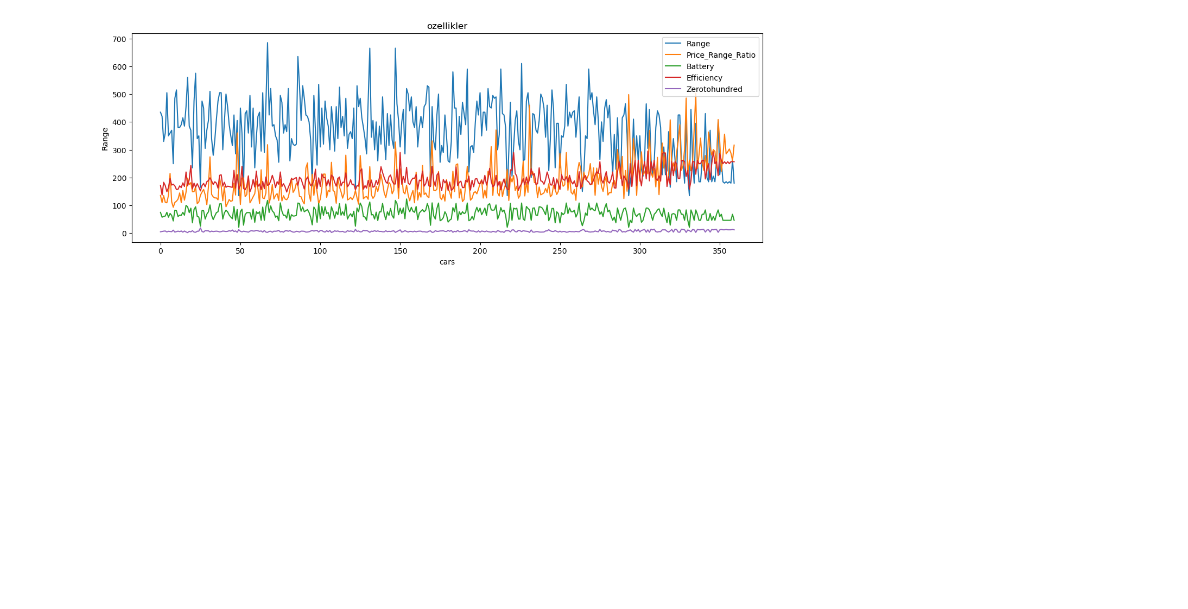
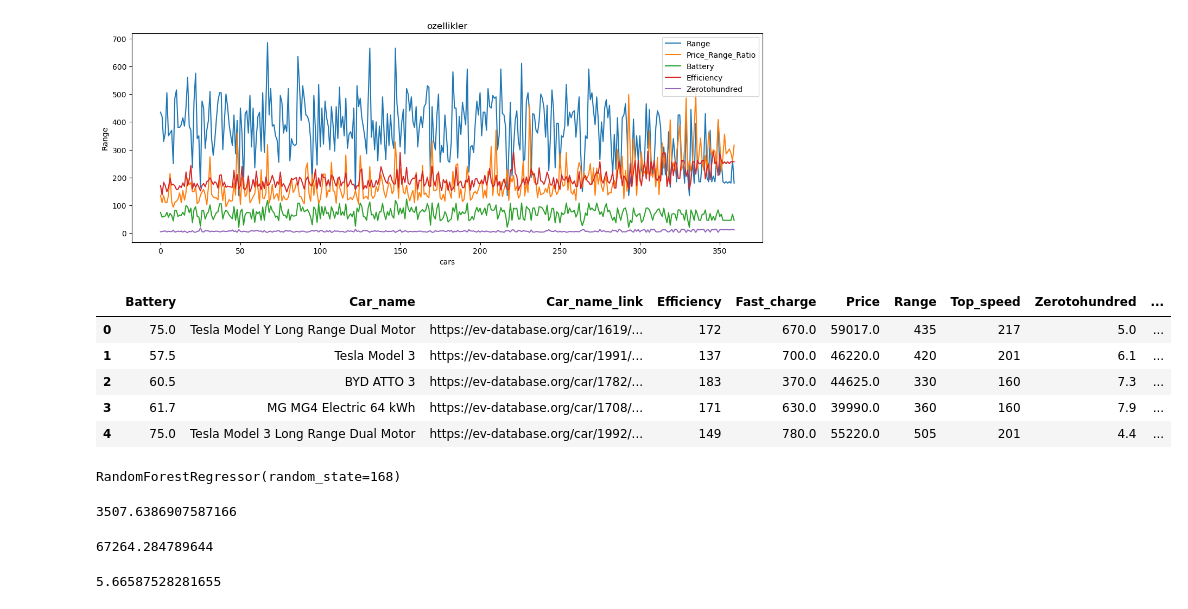
Before and after one commit to abdulvahap51/ev-cars-analysis, a Jupyter notebook: evcarsç.ipynb, the cells around one changed output. Drawn from its saved outputs; the diff is of its cells as text; code cells hidden in the pictures; blank space fills up the shorter version.

```diff
--- a/evcarsç.ipynb
+++ b/evcarsç.ipynb
@@ -192,3 +195,12 @@ plt.xlabel('cars')
 # %% [output]
 Text(0.5, 0, 'cars')
 [figure]
+# %%
+evcars.head()
+# %% [output]
+|  | Battery | Car_name | Car_name_link | Efficiency | Fast_charge | Price | Range | Top_speed | Zerotohundred | ... |
+| 0 | 75.0 | Tesla Model Y Long Range Dual Motor | https://ev-database.org/car/1619/... | 172 | 670.0 | 59017.0 | 435 | 217 | 5.0 | ... |
+| 1 | 57.5 | Tesla Model 3 | https://ev-database.org/car/1991/... | 137 | 700.0 | 46220.0 | 420 | 201 | 6.1 | ... |
+| 2 | 60.5 | BYD ATTO 3 | https://ev-database.org/car/1782/... | 183 | 370.0 | 44625.0 | 330 | 160 | 7.3 | ... |
+| 3 | 61.7 | MG MG4 Electric 64 kWh | https://ev-database.org/car/1708/... | 171 | 630.0 | 39990.0 | 360 | 160 | 7.9 | ... |
+| 4 | 75.0 | Tesla Model 3 Long Range Dual Motor | https://ev-database.org/car/1992/... | 149 | 780.0 | 55220.0 | 505 | 201 | 4.4 | ... |
@@ -194,0 +215,5 @@ Text(0.5, 0, 'cars')
+# %%
+model=RandomForestRegressor(random_state=168)
+model.fit(train_X,train_y)
+# %% [output]
+RandomForestRegressor(random_state=168)
@@ -194,0 +222,13 @@ Text(0.5, 0, 'cars')
+# %%
+mae = mean_absolute_error(val_y, predictvalue)
+mae
+# %% [output]
+3507.6386907587166
+# %%
+evcars.Price.mean()
+# %% [output]
+67264.284789644
+# %%
+(3811.094350233724/67264)*100
+# %% [output]
+5.66587528281655
```
Also changed, not shown: parts of 9 cells of this notebook.
